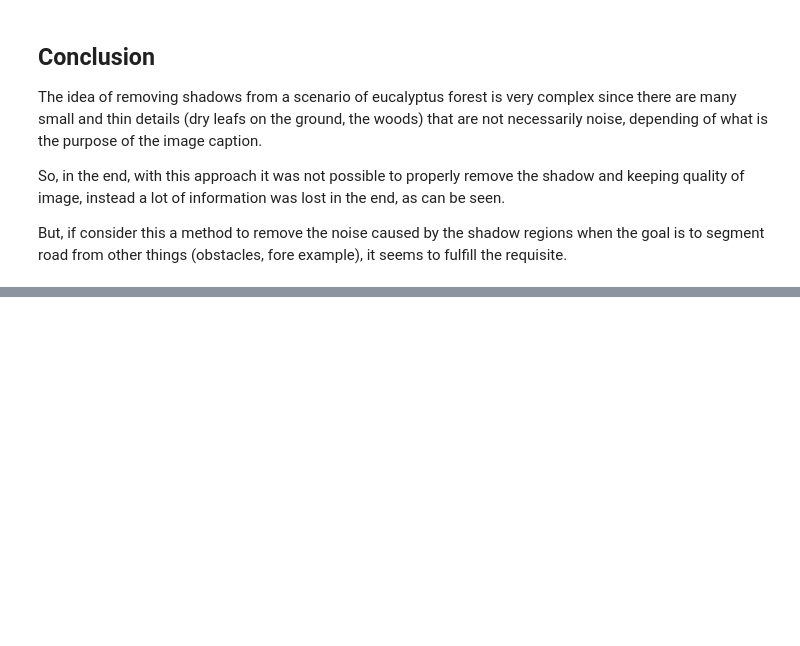
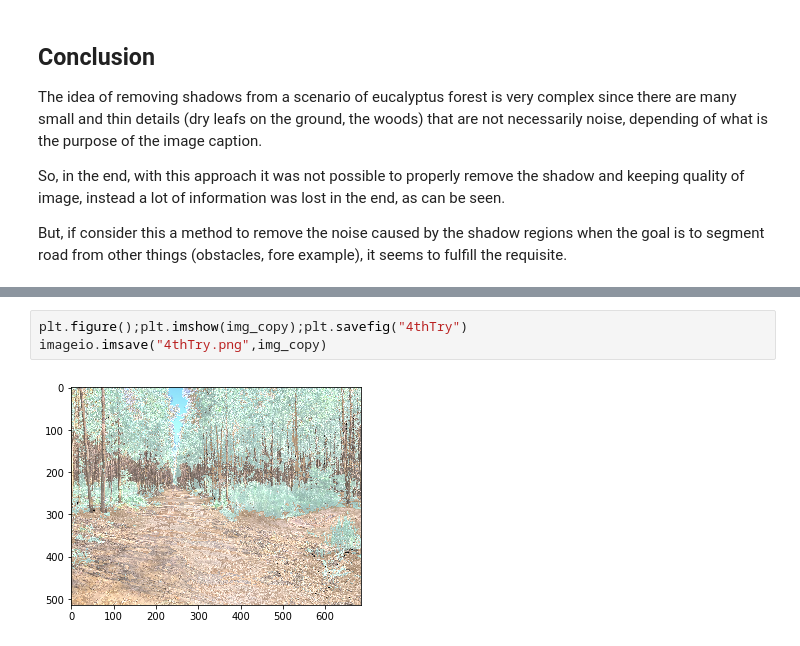
Before and after one commit to horitahiroshi/shadow-denoising, a Jupyter notebook: notebook/4thTry.ipynb, the cells around one changed output, grey strips where cells are left out. Saved outputs shown, nothing was run; the diff lists cells and outputs as text; blank space fills up the shorter version.

```diff
--- a/notebook/4thTry.ipynb
+++ b/notebook/4thTry.ipynb
@@ -402 +403,6 @@ plt.savefig("resulting_shadow_removal")
 [figure]
+# %%
+plt.figure();plt.imshow(img_copy);plt.savefig("4thTry")
+imageio.imsave("4thTry.png",img_copy)
+# %% [output]
+[figure, added]
```
Also changed, not shown: parts of 2 cells of this notebook, 8 other files.
